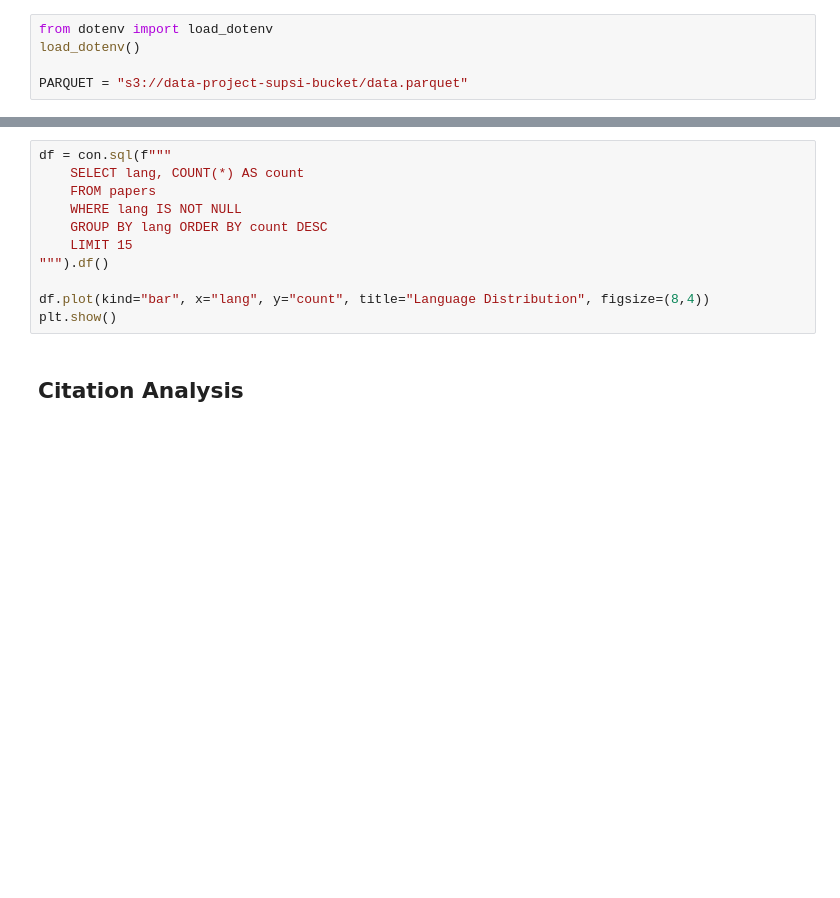
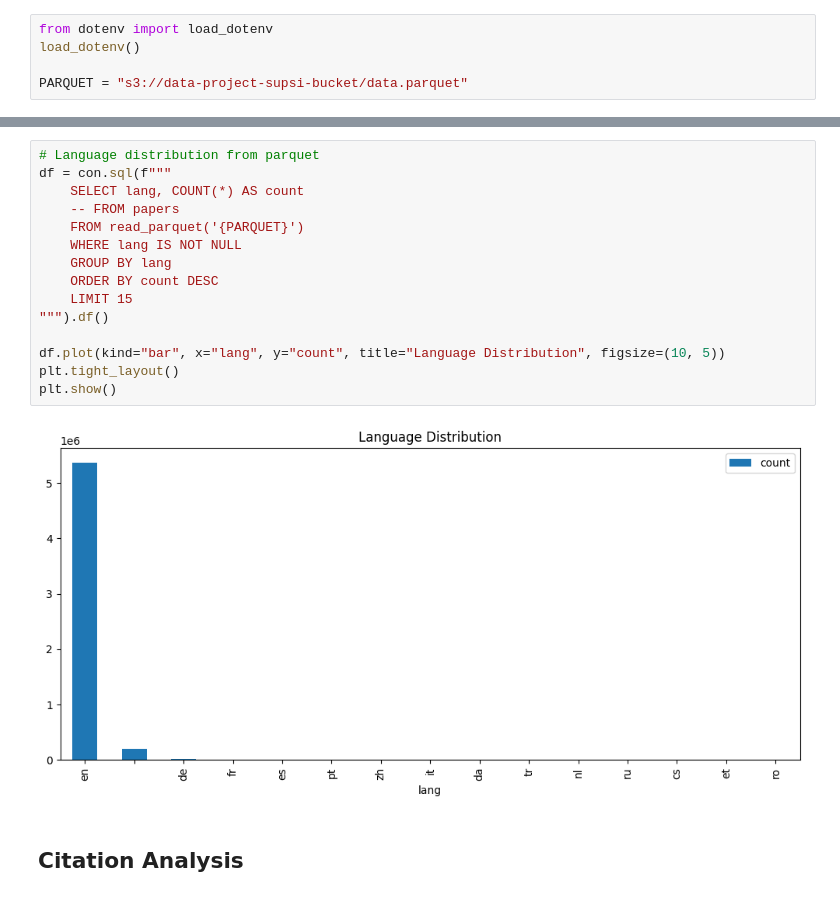
Before and after one commit to ManuCa93/data_project_3, a Jupyter notebook: notebook.ipynb, the cells around one changed output, grey strips where cells are left out. Cells and saved outputs as stored; diff of their text form; blank space fills up the shorter version.

```diff
--- a/notebook.ipynb
+++ b/notebook.ipynb
@@ -105,14 +135,20 @@ plt.show()
 # %%
+# Language distribution from parquet
 df = con.sql(f"""
     SELECT lang, COUNT(*) AS count
-    FROM papers
+    -- FROM papers
+    FROM read_parquet('{PARQUET}')
     WHERE lang IS NOT NULL
-    GROUP BY lang ORDER BY count DESC
+    GROUP BY lang
+    ORDER BY count DESC
     LIMIT 15
 """).df()
 
-df.plot(kind="bar", x="lang", y="count", title="Language Distribution", figsize=(8,4))
+df.plot(kind="bar", x="lang", y="count", title="Language Distribution", figsize=(10, 5))
+plt.tight_layout()
 plt.show()
+# %% [output]
+[figure, added]
 # %% [markdown]
 ## Citation Analysis
 # %%
```
Also changed, not shown: parts of 53 cells of this notebook, 2 other files.
